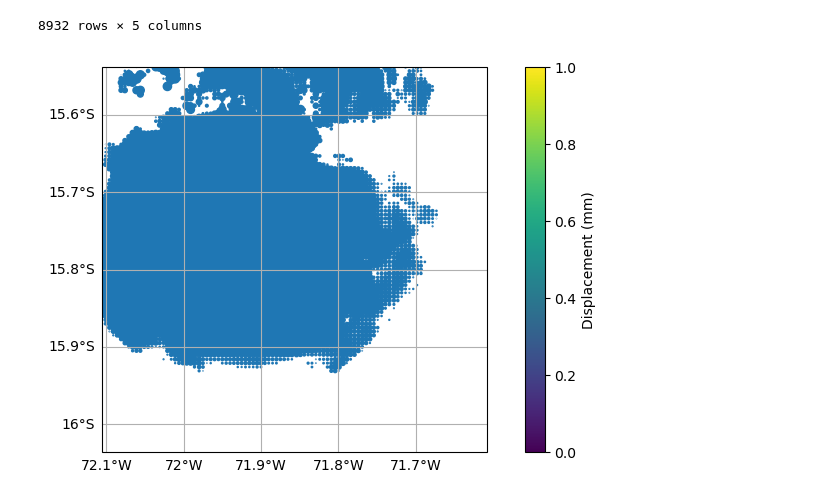
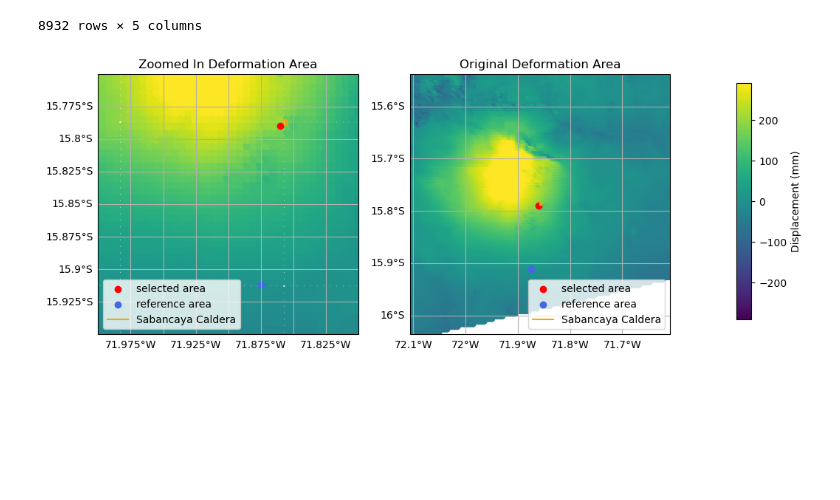
Before and after one commit to GPGN-268/SP2024-FP06-volcano, a Jupyter notebook: notebooks/dev-deformation.ipynb, the cells around one changed output. Cells and saved outputs as stored; diff of their text form; code cells hidden in the pictures; blank space fills up the shorter version.

Commit message:
added new plot

```diff
--- a/notebooks/dev-deformation.ipynb
+++ b/notebooks/dev-deformation.ipynb
@@ -79,27 +61,59 @@ deformation_data
 | 9998 | -15.538 | -71.613 | -9.67 | 0.74 | 4451.78 |
 | 9999 | -15.538 | -71.608 | -9.35 | 0.74 | 4417.37 |
 8932 rows × 5 columns
+# %%
+caldera_long = [-71.85742, -71.85771, -71.85789, -71.85758, -71.85657, -71.85481, -71.85465, -71.85414, -71.85681, -71.85566, -71.85467]
+caldera_lat = [-15.78748, -15.78691, -15.78622, -15.78542, -15.78491, -15.78562, -15.78628, -15.78720, -15.78909, -15.78915, -15.78852]
 # %%
-fig = plt.figure(figsize=(10, 5))
-ax = fig.add_subplot(1, 1, 1, projection=ccrs.PlateCarree())
+fig, axes = plt.subplots(1, 2, figsize=(10,8), subplot_kw={'projection':ccrs.PlateCarree()})
+# [ax, ax1] = axes.flatten()
+#axes[0] = fig.add_subplot(1, 1, 1, projection=ccrs.PlateCarree())
 vmin = min(deformation_data['displacement (mm)'])
 vmax = max(deformation_data['displacement (mm)'])
 
-ax.set_extent([min(long), max(long), min(lat), max(lat)])
-gridlines = ax.gridlines(crs=ccrs.PlateCarree(), draw_labels=True)
+#ax.set_extent([min(long), max(long), min(lat), max(lat)])
+axes[0].set_extent([-72, -71.8, -15.95, -15.75])
+gridlines = axes[0].gridlines(crs=ccrs.PlateCarree(), draw_labels=True)
 
 
 
 # Plot the deformation data
 gridlines.xlabels_top = False
 gridlines.ylabels_right = False
 
-cs = ax.scatter(deformation_data['longitude'], deformation_data['latitude'], deformation_data['displacement (mm)'], vmin=-290, vmax=290)
+cs = axes[0].scatter(deformation_data['longitude'], deformation_data['latitude'], c=deformation_data['displacement (mm)'], vmin=-290, vmax=290, s=70)
+selected = axes[0].scatter(-71.86, -15.79, label="selected area", color='red')
+reference = axes[0].scatter(-71.875, -15.912, label='reference area', color='royalblue')
+caldera = axes[0].plot(caldera_long, caldera_lat, label='Sabancaya Caldera', color='orange')
+axes[0].legend(loc='lower left')
+axes[0].set_title('Zoomed In Deformation Area')
 # Add a colorbar
-cbar = plt.colorbar(cs, label = 'Displacement (mm)')
+#cbar = plt.colorbar(cs, label = 'Displacement (mm)')
+
+#axes[1] = fig.add_subplot(1, 2, 1, projection=ccrs.PlateCarree())
 
 
-plt.show()
+axes[1].set_extent([min(long), max(long), min(lat), max(lat)])
+#ax.set_extent([-72, -71.8, -15.95, -15.75])
+gridlines1 = axes[1].gridlines(crs=ccrs.PlateCarree(), draw_labels=True)
+
+
+
+# Plot the deformation data
+gridlines1.xlabels_top = False
+gridlines1.ylabels_right = False
+
+cs1 = axes[1].scatter(deformation_data['longitude'], deformation_data['latitude'], c=deformation_data['displacement (mm)'], vmin=-290, vmax=290)
+axes[1].scatter(-71.86, -15.79, label="selected area", color='red')
+axes[1].scatter(-71.875, -15.912, label='reference area', color='royalblue')
+axes[1].plot(caldera_long, caldera_lat, label='Sabancaya Caldera', color='orange')
+# Add a colorbar
+cax = fig.add_axes([0.99, 0.3, 0.02, 0.4])
+cbar = plt.colorbar(cs1, cax=cax, label = 'Displacement (mm)')
+axes[1].legend()
+axes[1].set_title('Original Deformation Area')
+
+plt.savefig('../figures/deformationCBAR.png')
 # %% [output]
-[figure, old version]
+[figure, new version]
 # %%
```
Also changed, not shown: parts of 5 cells of this notebook.
